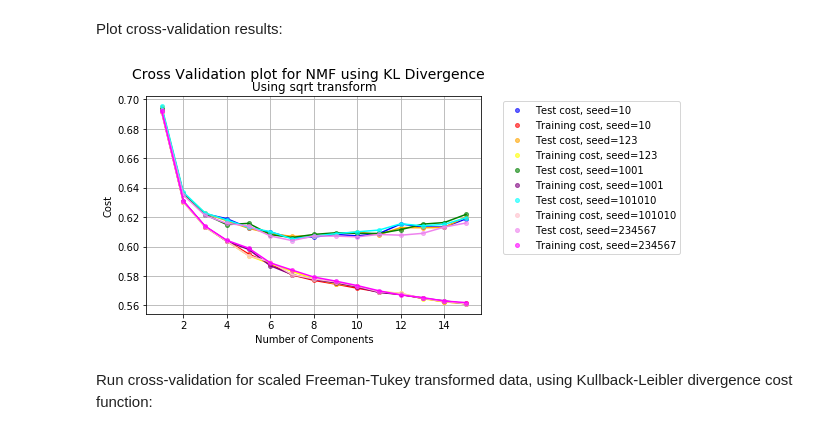
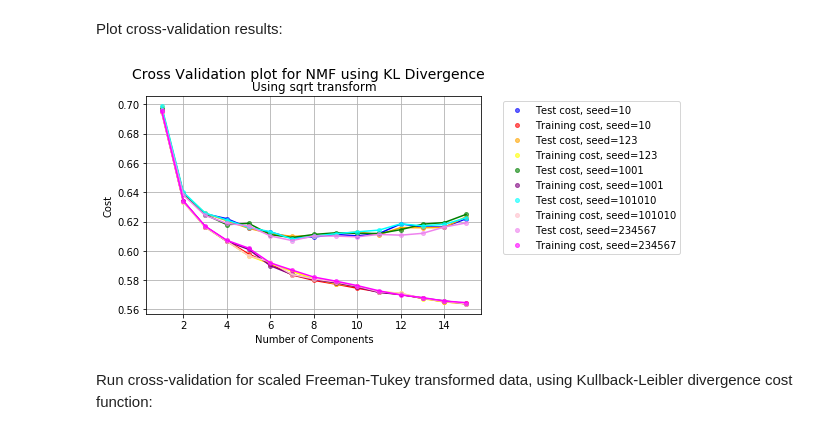
Before and after one commit to VallejosGroup/RachelJacksonHonoursProject, a Jupyter notebook: LoGiudice_crossvalidation.ipynb, the cells around one changed output. Cells and saved outputs as stored; diff of their text form; code cells hidden in the pictures.

```diff
--- a/LoGiudice_crossvalidation.ipynb
+++ b/LoGiudice_crossvalidation.ipynb
@@ -187,35 +187,35 @@ for i in seeds:
 Plot cross-validation results:
 # %%
 j=list(range(1,16))
-plt.plot(j, test_costs6[29,:,0]/1488384, "o",markersize=4, alpha=0.6, color='blue', label="Test cost, seed=10")
-plt.plot(j, test_costs6[29,:,0]/1488384, color="blue")
-plt.plot(j, training_costs6[29,:,0]/3469616, "o",markersize=4, alpha=0.6, color="red", label="Training cost, seed=10")
-plt.plot(j, training_costs6[29,:,0]/3469616, color="red")
-plt.plot(j, test_costs6[29,:,1]/1486715, "o",markersize=4, alpha=0.6, color='orange', label="Test cost, seed=123")
-plt.plot(j, test_costs6[29,:,1]/1486715, color="orange")
-plt.plot(j, training_costs6[29,:,1]/3471285, "o",markersize=4, alpha=0.6, color="yellow", label="Training cost, seed=123")
-plt.plot(j, training_costs6[29,:,1]/3471285, color="yellow")
-plt.plot(j, test_costs6[29,:,2]/1489035, "o",markersize=4, alpha=0.6, color='green', label="Test cost, seed=1001")
-plt.plot(j, test_costs6[29,:,2]/1489035, color="green")
-plt.plot(j, training_costs6[29,:,2]/3468965, "o",markersize=4, alpha=0.6, color="purple", label="Training cost, seed=1001")
-plt.plot(j, training_costs6[29,:,2]/3468965, color="purple")
-plt.plot(j, test_costs6[29,:,3]/1487809, "o",markersize=4, alpha=0.6, color='cyan', label="Test cost, seed=101010")
-plt.plot(j, test_costs6[29,:,3]/1487809, color="cyan")
-plt.plot(j, training_costs6[29,:,3]/3470191, "o",markersize=4, alpha=0.6, color="pink", label="Training cost, seed=101010")
-plt.plot(j, training_costs6[29,:,3]/3470191, color="pink")
-plt.plot(j, test_costs6[29,:,4]/1488668, "o",markersize=4, alpha=0.6, color='violet', label="Test cost, seed=234567")
-plt.plot(j, test_costs6[29,:,4]/1488668, color="violet")
-plt.plot(j, training_costs6[29,:,4]/3469332, "o",markersize=4, alpha=0.6, color="magenta", label="Training cost, seed=234567")
-plt.plot(j, training_costs6[29,:,4]/3469332, color="magenta")
+plt.plot(j, test_costs6[29,:,0]/1481176, "o",markersize=4, alpha=0.6, color='blue', label="Test cost, seed=10")
+plt.plot(j, test_costs6[29,:,0]/1481176, color="blue")
+plt.plot(j, training_costs6[29,:,0]/3452824, "o",markersize=4, alpha=0.6, color="red", label="Training cost, seed=10")
+plt.plot(j, training_costs6[29,:,0]/3452824, color="red")
+plt.plot(j, test_costs6[29,:,1]/1479523, "o",markersize=4, alpha=0.6, color='orange', label="Test cost, seed=123")
+plt.plot(j, test_costs6[29,:,1]/1479523, color="orange")
+plt.plot(j, training_costs6[29,:,1]/3454477, "o",markersize=4, alpha=0.6, color="yellow", label="Training cost, seed=123")
+plt.plot(j, training_costs6[29,:,1]/3454477, color="yellow")
+plt.plot(j, test_costs6[29,:,2]/1481880, "o",markersize=4, alpha=0.6, color='green', label="Test cost, seed=1001")
+plt.plot(j, test_costs6[29,:,2]/1481880, color="green")
+plt.plot(j, training_costs6[29,:,2]/3452120, "o",markersize=4, alpha=0.6, color="purple", label="Training cost, seed=1001")
+plt.plot(j, training_costs6[29,:,2]/3452120, color="purple")
+plt.plot(j, test_costs6[29,:,3]/1480683, "o",markersize=4, alpha=0.6, color='cyan', label="Test cost, seed=101010")
+plt.plot(j, test_costs6[29,:,3]/1480683, color="cyan")
+plt.plot(j, training_costs6[29,:,3]/3453317, "o",markersize=4, alpha=0.6, color="pink", label="Training cost, seed=101010")
+plt.plot(j, training_costs6[29,:,3]/3453317, color="pink")
+plt.plot(j, test_costs6[29,:,4]/1481438, "o",markersize=4, alpha=0.6, color='violet', label="Test cost, seed=234567")
+plt.plot(j, test_costs6[29,:,4]/1481438, color="violet")
+plt.plot(j, training_costs6[29,:,4]/3452562, "o",markersize=4, alpha=0.6, color="magenta", label="Training cost, seed=234567")
+plt.plot(j, training_costs6[29,:,4]/3452562, color="magenta")
 plt.xlabel("Number of Components")
 plt.ylabel("Cost")
 plt.suptitle("Cross Validation plot for NMF using KL Divergence", fontsize=14)
 plt.title("Using sqrt transform")
 plt.legend(bbox_to_anchor=(1.05, 1), loc='upper left')
 plt.grid(True)
 plt.show()
 # %% [output]
-[figure, old version]
+[figure, new version]
 # %% [markdown]
 Run cross-validation for scaled Freeman-Tukey transformed data, using Kullback-Leibler divergence cost function:
 # %%
```
Also changed, not shown: parts of 1 cell of this notebook.
